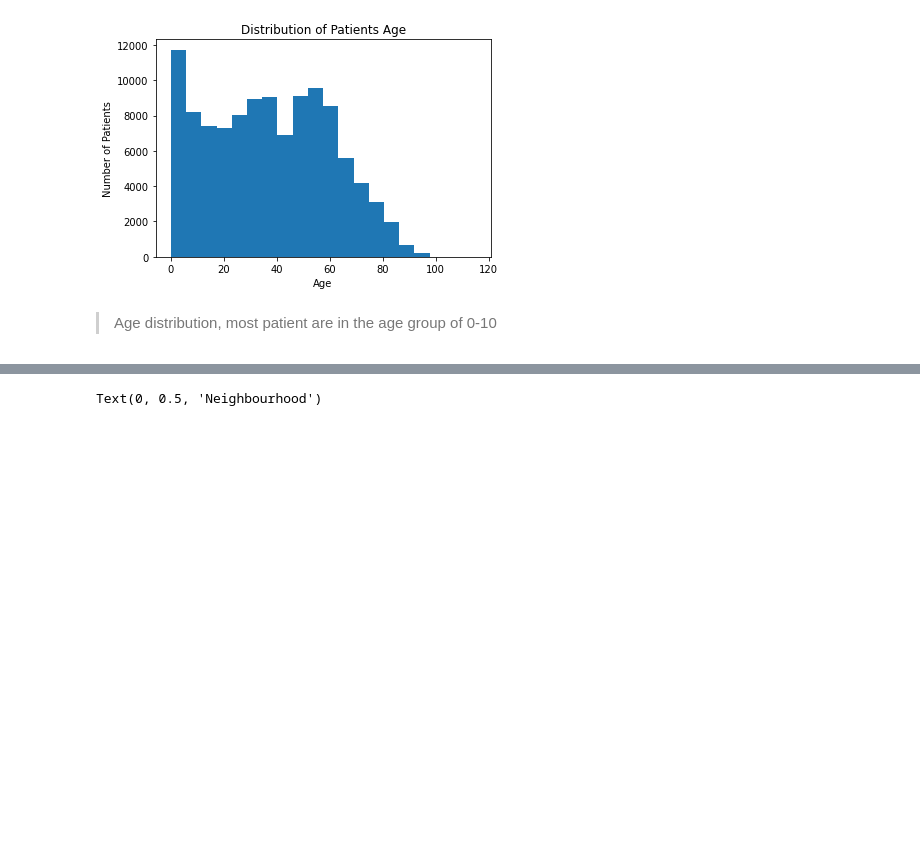
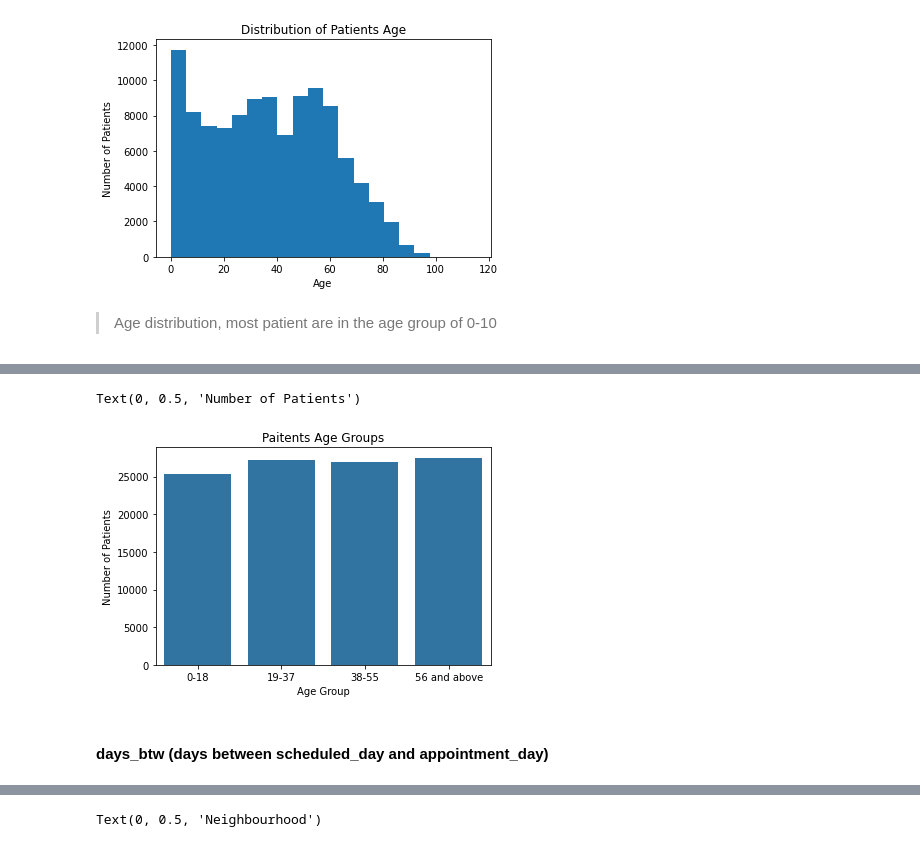
Before and after one commit to horlamiedea/Udacity-project, a Jupyter notebook: investigate-a-dataset-template.ipynb, the cells around one changed output, grey strips where cells are left out. Drawn from its saved outputs; the diff is of its cells as text; code cells hidden in the pictures; blank space fills up the shorter version.

```diff
--- a/investigate-a-dataset-template.ipynb
+++ b/investigate-a-dataset-template.ipynb
@@ -326,0 +482,8 @@ plt.title('Distribution of Patients Age');
+# %%
+bin_edges = [0, 18, 37, 55, 115]
+# labels for the four age groups
+bin_names = ['0-18','19-37','38-55','56 and above']
+age_group = pd.cut(df['age'], bin_edges, labels=bin_names)
+# insert a new column (age_group) before column 7
+df.insert(7, 'age_group', age_group)
+df.head()
@@ -326,0 +497,11 @@ plt.title('Distribution of Patients Age');
+# %%
+# plot a bar chart
+sns.countplot(data = df, x = 'age_group', color = base_color)
+plt.title('Paitents Age Groups')
+plt.xlabel('Age Group')
+plt.ylabel('Number of Patients')
+# %% [output]
+Text(0, 0.5, 'Number of Patients')
+[figure, added]
+# %% [markdown]
+#### days_btw (days between scheduled_day and appointment_day)
```
Also changed, not shown: parts of 101 cells of this notebook, 1 other file.
